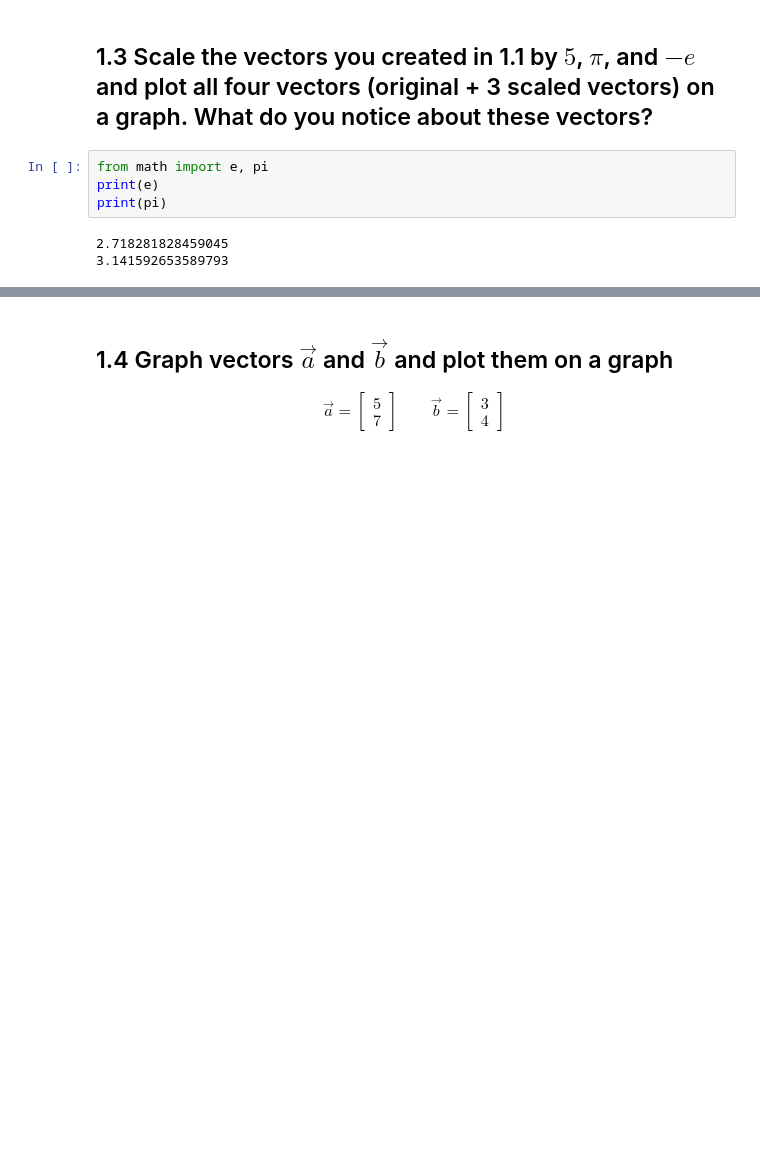
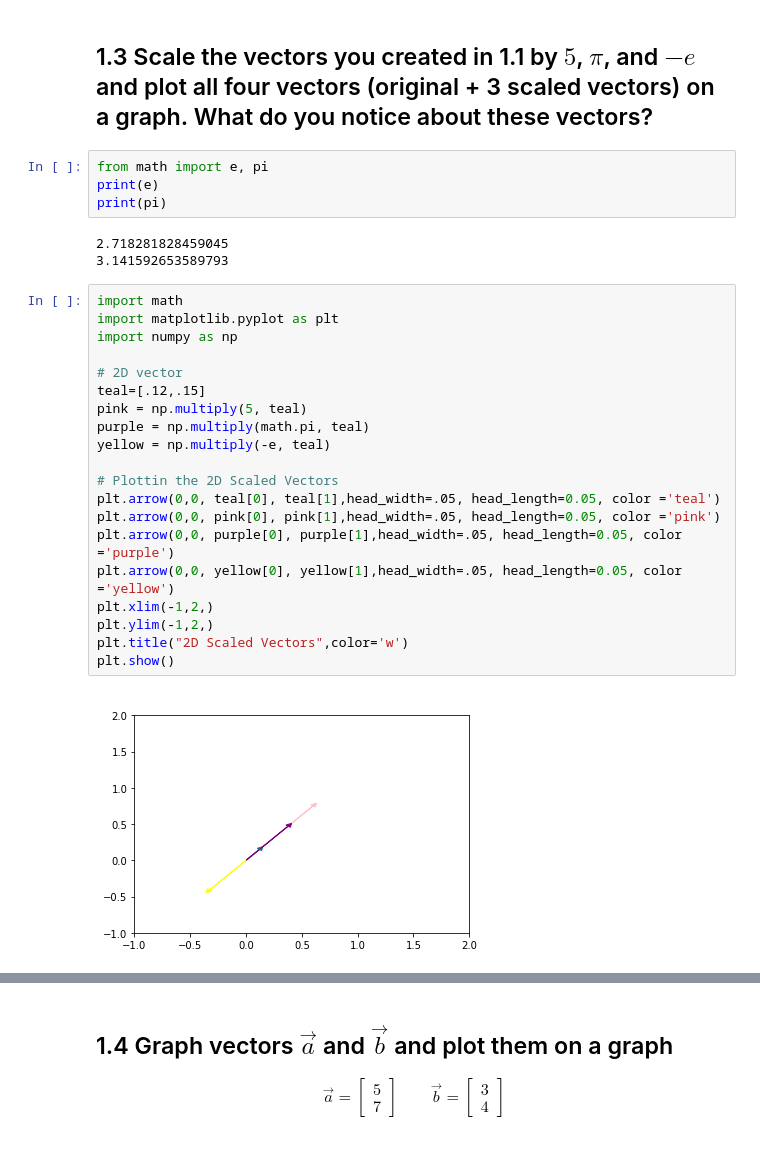
Before and after one commit to KeiandraK/DS-Unit-1-Sprint-3-Linear-Algebra, a Jupyter notebook: Keiandra_King_LS_DS_131_Vectors_and_Matrices_Assignment.ipynb, the cells around one changed output, grey strips where cells are left out. Saved outputs shown, nothing was run; the diff lists cells and outputs as text; blank space fills up the shorter version.

```diff
--- a/Keiandra_King_LS_DS_131_Vectors_and_Matrices_Assignment.ipynb
+++ b/Keiandra_King_LS_DS_131_Vectors_and_Matrices_Assignment.ipynb
@@ -21,3 +56,25 @@ print(pi)
 # %% [output]
 2.718281828459045
 3.141592653589793
+# %%
+import math
+import matplotlib.pyplot as plt
+import numpy as np
+
+# 2D vector
+teal=[.12,.15]
+pink = np.multiply(5, teal)
+purple = np.multiply(math.pi, teal)
+yellow = np.multiply(-e, teal)
+
+# Plottin the 2D Scaled Vectors
+plt.arrow(0,0, teal[0], teal[1],head_width=.05, head_length=0.05, color ='teal')
+plt.arrow(0,0, pink[0], pink[1],head_width=.05, head_length=0.05, color ='pink')
+plt.arrow(0,0, purple[0], purple[1],head_width=.05, head_length=0.05, color ='purple')
+plt.arrow(0,0, yellow[0], yellow[1],head_width=.05, head_length=0.05, color ='yellow')
+plt.xlim(-1,2,)
+plt.ylim(-1,2,)
+plt.title("2D Scaled Vectors",color='w')
+plt.show()
+# %% [output]
+[figure, added]
```
Also changed, not shown: parts of 15 cells of this notebook.
